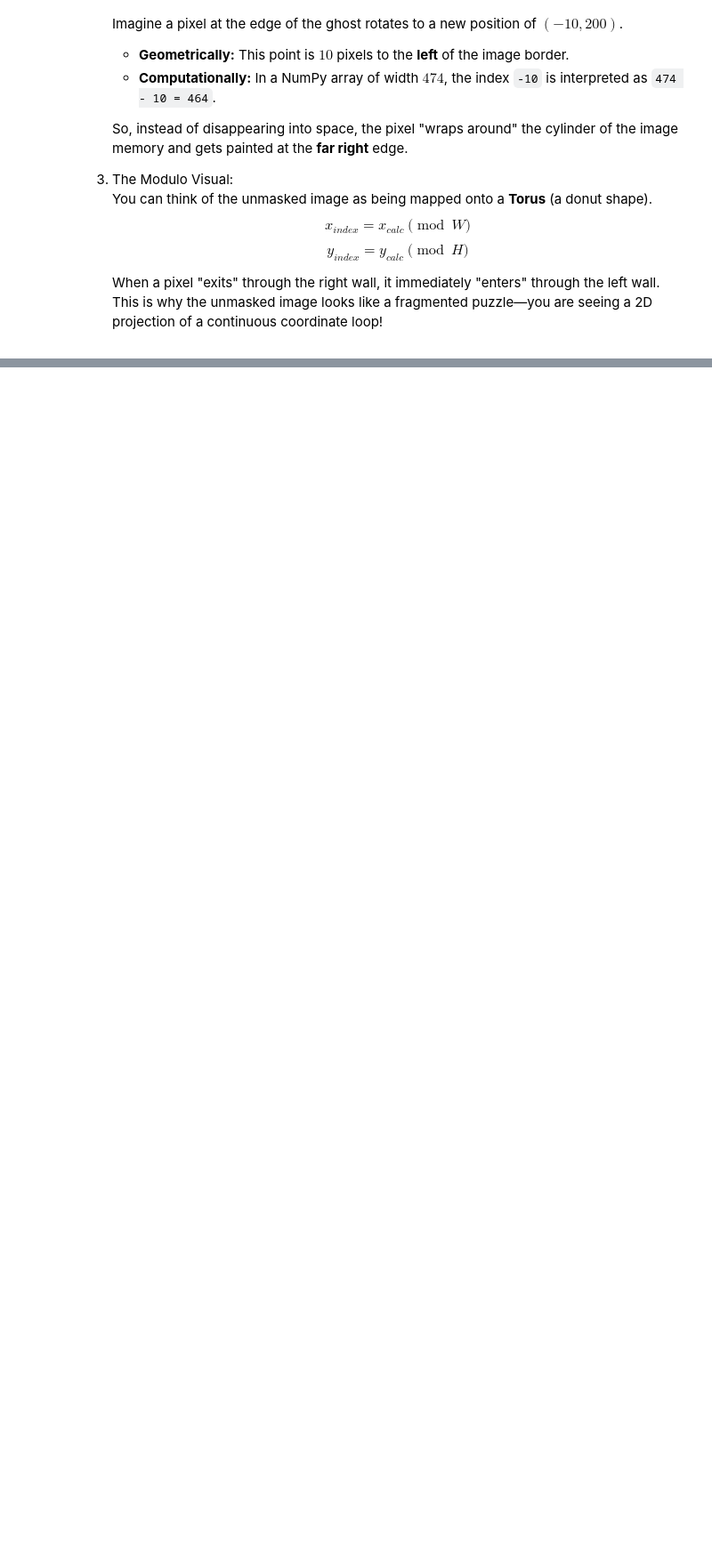
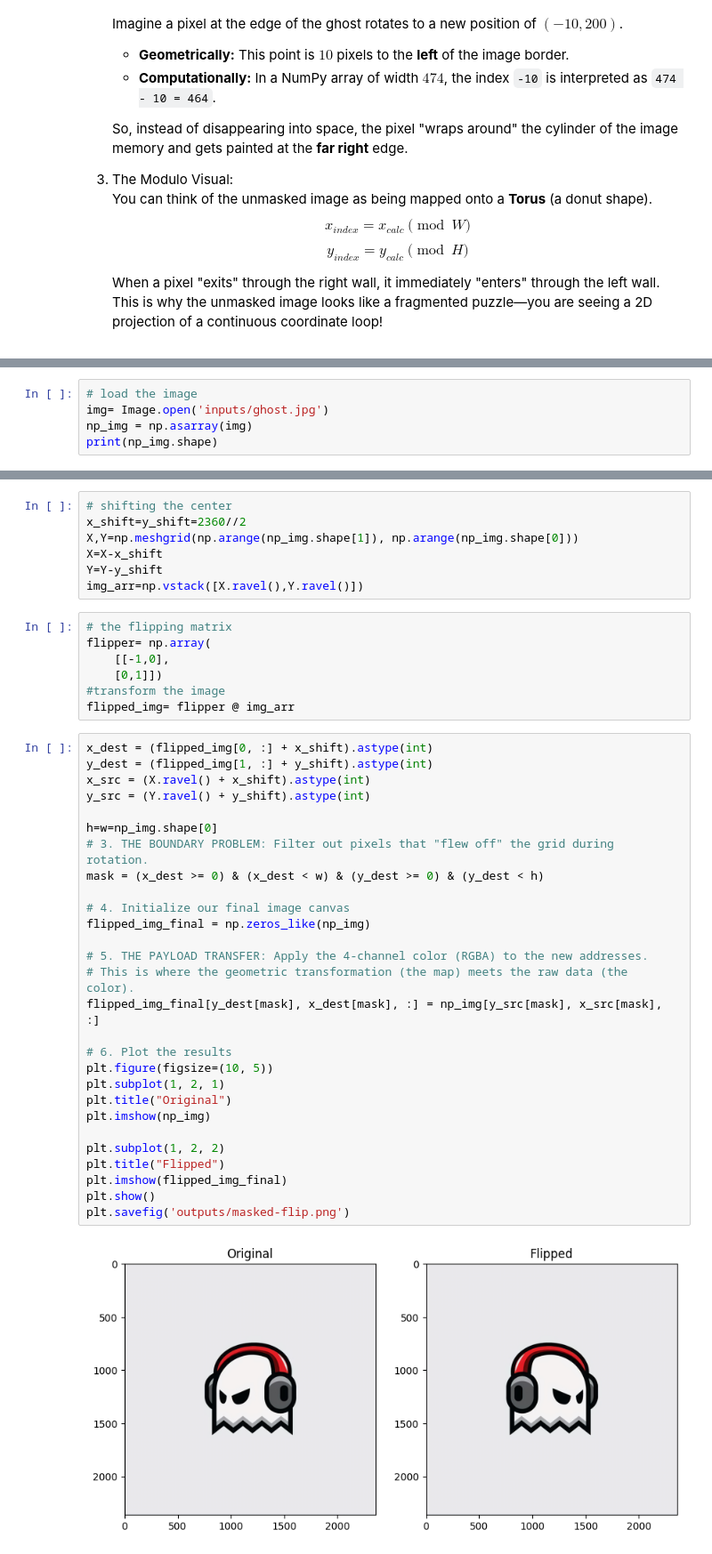
Before and after one commit to ndev-hoster/learn-ai, a Jupyter notebook: notebooks/transformations.ipynb, the cells around one changed output, grey strips where cells are left out. Shown at 89% size. Saved outputs shown, nothing was run; the diff lists cells and outputs as text; blank space fills up the shorter version.

Commit message:
flipping an image

```diff
--- a/notebooks/transformations.ipynb
+++ b/notebooks/transformations.ipynb
@@ -227,0 +230,5 @@ In the results (`maskedop.png` vs `nonmaskedop.jpg`), we are seeing a conflict b
+# %%
+# load the image
+img= Image.open('inputs/ghost.jpg')
+np_img = np.asarray(img)
+print(np_img.shape)
@@ -227,0 +237,44 @@ In the results (`maskedop.png` vs `nonmaskedop.jpg`), we are seeing a conflict b
+# %%
+# shifting the center
+x_shift=y_shift=2360//2
+X,Y=np.meshgrid(np.arange(np_img.shape[1]), np.arange(np_img.shape[0]))
+X=X-x_shift
+Y=Y-y_shift
+img_arr=np.vstack([X.ravel(),Y.ravel()])
+# %%
+# the flipping matrix
+flipper= np.array(
+    [[-1,0],
+    [0,1]])
+#transform the image
+flipped_img= flipper @ img_arr
+# %%
+x_dest = (flipped_img[0, :] + x_shift).astype(int)
+y_dest = (flipped_img[1, :] + y_shift).astype(int)
+x_src = (X.ravel() + x_shift).astype(int)
+y_src = (Y.ravel() + y_shift).astype(int)
+
+h=w=np_img.shape[0]
+# 3. THE BOUNDARY PROBLEM: Filter out pixels that "flew off" the grid during rotation.
+mask = (x_dest >= 0) & (x_dest < w) & (y_dest >= 0) & (y_dest < h)
+
+# 4. Initialize our final image canvas
+flipped_img_final = np.zeros_like(np_img)
+
+# 5. THE PAYLOAD TRANSFER: Apply the 4-channel color (RGBA) to the new addresses.
+# This is where the geometric transformation (the map) meets the raw data (the color).
+flipped_img_final[y_dest[mask], x_dest[mask], :] = np_img[y_src[mask], x_src[mask], :]
+
+# 6. Plot the results
+plt.figure(figsize=(10, 5))
+plt.subplot(1, 2, 1)
+plt.title("Original")
+plt.imshow(np_img)
+
+plt.subplot(1, 2, 2)
+plt.title("Flipped")
+plt.imshow(flipped_img_final)
+plt.show()
+plt.savefig('outputs/masked-flip.png')
+# %% [output]
+[figure, added]
```
Also changed, not shown: parts of 3 cells of this notebook, 1 other file.
